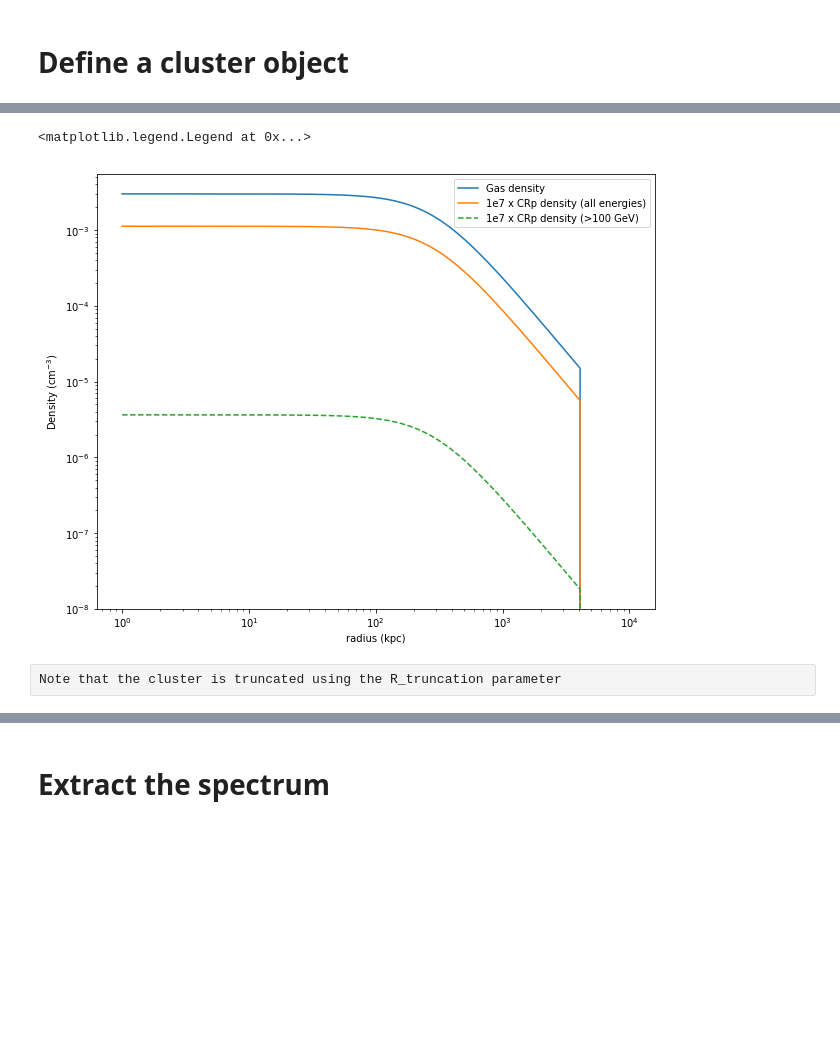
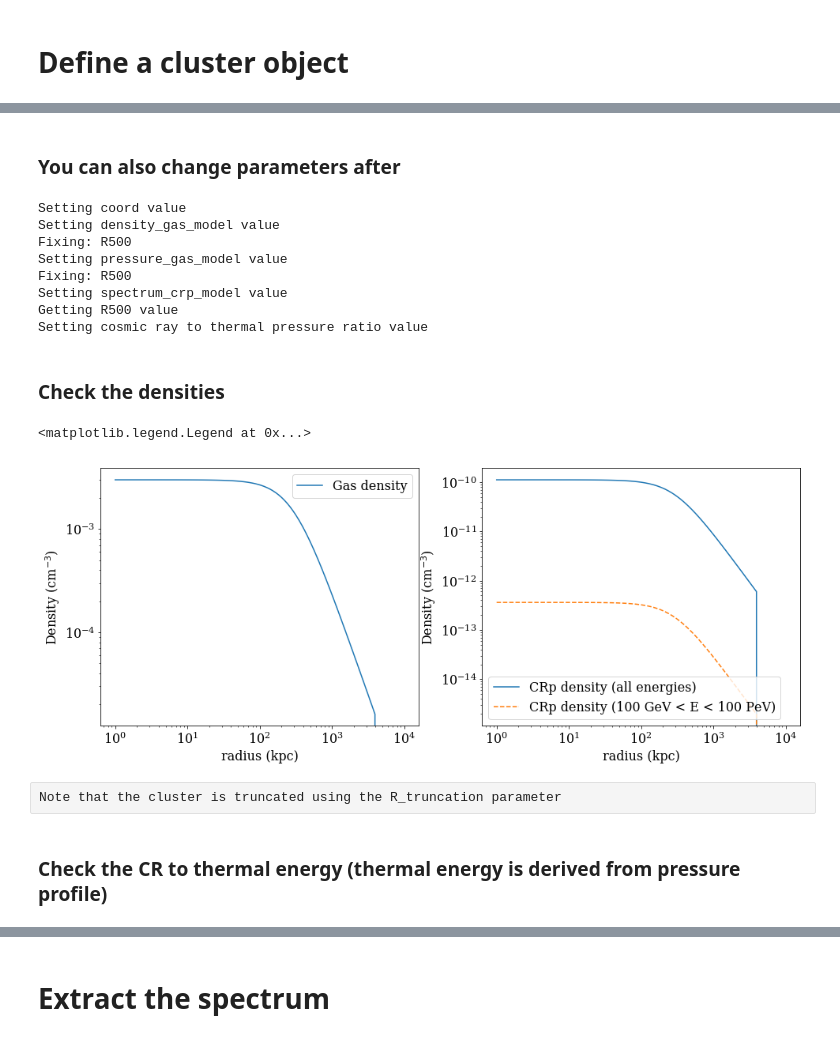
Before and after one commit to renlliang3/ClusterModel, a Jupyter notebook: notebook/model_example_gamma_template.ipynb, the cells around one changed output, grey strips where cells are left out. Drawn from its saved outputs; the diff is of its cells as text; code cells hidden in the pictures; blank space fills up the shorter version.

```diff
--- a/notebook/model_example_gamma_template.ipynb
+++ b/notebook/model_example_gamma_template.ipynb
@@ -15,4 +35,5 @@ from ClusterModel import model
 # %%
-clust = model.Cluster(name='Coma', redshift=0.023, M500=7e14*u.Msun, cosmology=cosmo, silent=True)
-clust.output_dir = '/Users/adam/Desktop/test' # Where to dave outputs
-clust.coord = SkyCoord("194.953d  27.9806d", frame="icrs", unit="deg")
+clust = model.Cluster(name='Coma',
+                      redshift=0.023, M500=7e14*u.Msun,
+                      cosmology=cosmo, silent=False,
+                      output_dir='/Users/adam/Desktop/test')
@@ -19,25 +74,58 @@ clust.coord = SkyCoord("194.953d  27.9806d", frame="icrs", unit="deg")
+# %% [markdown]
+### You can also change parameters after
 # %%
-# Define the relevant model parameters (target and CRp)
+#----- Some parameters that can be set at when defining the cluster
+clust.coord = SkyCoord("194.953d  27.9806d", frame="icrs", unit="deg")
+
+#----- Define the relevant ICM model (available models are defined in model_modpar.py)
+
+# Density profile of the target thermal gas
 clust.density_gas_model = {'name':'beta', 'n_0':3e-3*u.cm**-3, 'beta':2.0/3, 'r_c':290*u.kpc}
+
+# Pressure profile of the target thermal gas
 clust.pressure_gas_model = {'name':'GNFW', 'P_0':2.2e-2*u.keV/u.cm**3, 'c500':2.9, 'a':1.8, 'b':3.1, 'c':0.0}
-clust.density_crp_model = {'name':'beta', 'beta':2.0/3, 'r_c':290*u.kpc}
+
+# Set the cosmic ray density profile to the same shape as the thermal gas density
+clust.set_density_crp_isodens_scal_param()
+
+# Cosmic ray proton spectrum
 clust.spectrum_crp_model = {'name':'PowerLaw', 'Index':2.3}
-clust.X_cr = {'X':0.01, 'Rcut':clust.R500}
+
+# Cosmic ray proton normalization
+clust.X_cr_E = {'X':0.01, 'R_norm':clust.R500} # X is the CRp/thermal energy ratio, normalized within R_norm
+# %% [output]
+Setting coord value
+Setting density_gas_model value
+Fixing: R500
+Setting pressure_gas_model value
+Fixing: R500
+Setting spectrum_crp_model value
+Getting R500 value
+Setting cosmic ray to thermal pressure ratio value
+# %% [markdown]
+### Check the densities
 # %%
-# Check the densities
-plt.figure(figsize=(10,8))
+plt.figure(figsize=(15,6))
+plt.subplot(121)
 r, n_gas_r = clust.get_density_gas_profile()
 plt.loglog(r, n_gas_r, label='Gas density')
-r, n_crp_r = clust.get_density_crp_profile()
-plt.loglog(r, 1e7*n_crp_r, label='1e7 x CRp density (all energies)')
-r, n_crp_r = clust.get_density_crp_profile(Emin=100*u.GeV, Emax=100*u.PeV)
-plt.loglog(r, 1e7*n_crp_r, '--', label='1e7 x CRp density (>100 GeV)')
 plt.xlabel('radius (kpc)')
 plt.ylabel('Density (cm$^{-3}$)')
 plt.legend()
+
+plt.subplot(122)
+r, n_crp_r = clust.get_density_crp_profile()
+plt.loglog(r, n_crp_r, label='CRp density (all energies)')
+r, n_crp_r = clust.get_density_crp_profile(Emin=100*u.GeV, Emax=100*u.PeV)
+plt.loglog(r, n_crp_r, '--', label='CRp density (100 GeV < E < 100 PeV)')
+plt.xlabel('radius (kpc)')
+plt.ylabel('Density (cm$^{-3}$)')
+plt.legend()
 # %% [output]
 <matplotlib.legend.Legend at 0x...>
-[figure, old version]
+[figure, new version]
 # %% [raw]
 Note that the cluster is truncated using the R_truncation parameter
+# %% [markdown]
+### Check the CR to thermal energy (thermal energy is derived from pressure profile)
 # %%
```
Also changed, not shown: parts of 18 cells of this notebook, 6 other files.
